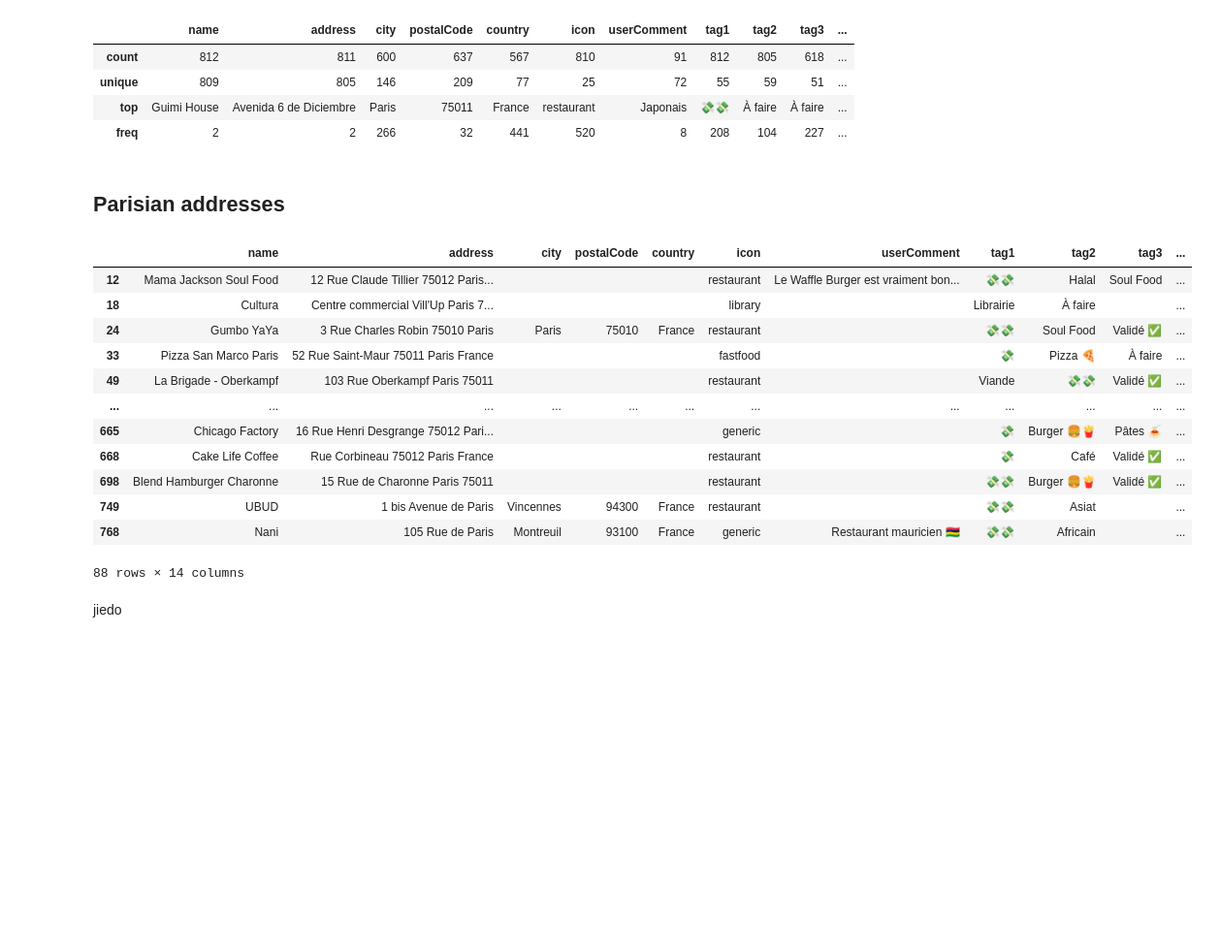
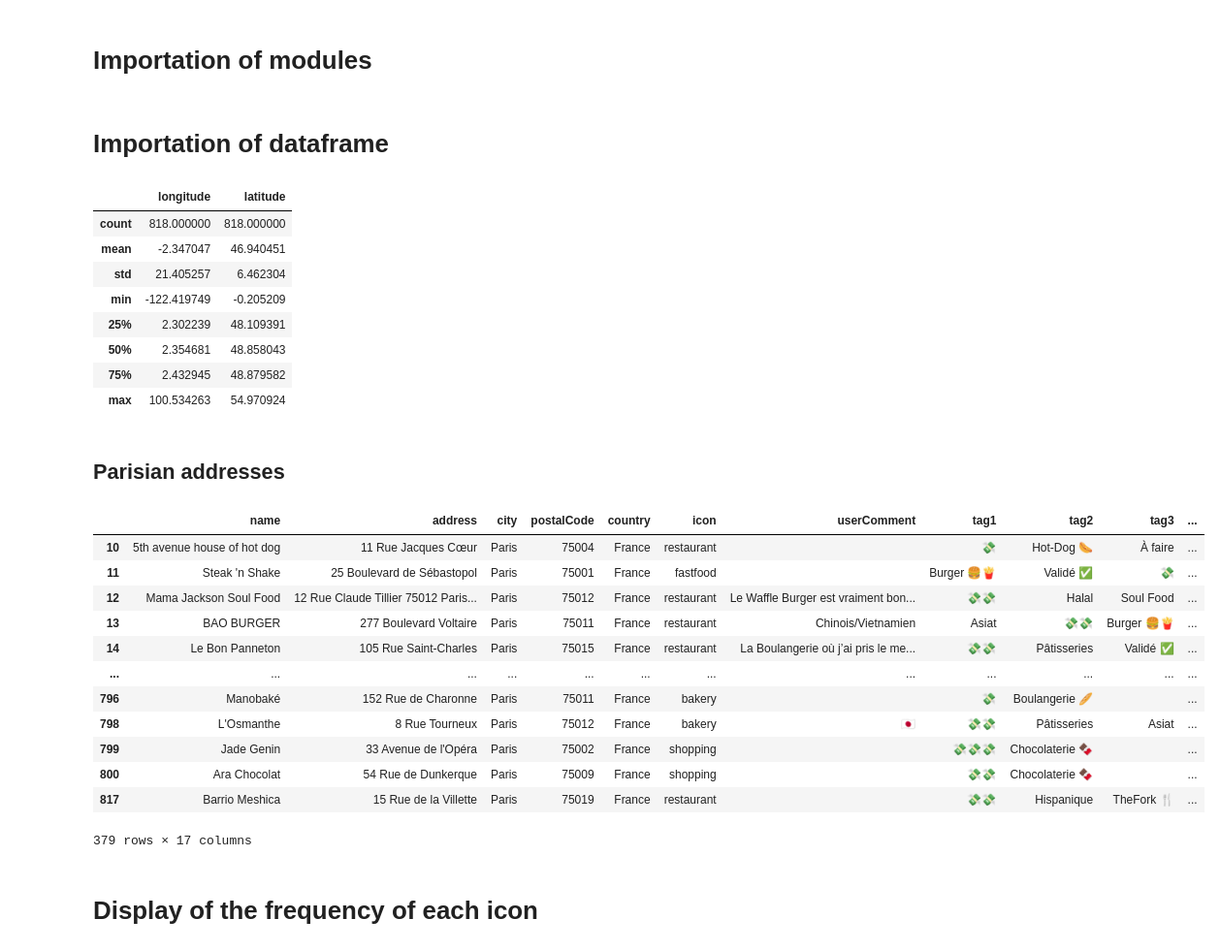
Before and after one commit to ephraim-amz/address-notebook-analysis, a Jupyter notebook: addresses-analysis-notebook.ipynb, the cells around one changed output. Shown at 97% size. Drawn from its saved outputs; the diff is of its cells as text; code cells hidden in the pictures; blank space fills up the shorter version.

Commit message:
addresses analysis notebook file updated

```diff
--- a/addresses-analysis-notebook.ipynb
+++ b/addresses-analysis-notebook.ipynb
@@ -1 +1,3 @@
+# %% [markdown]
+# Importation of modules
 # %%
@@ -3,33 +9,40 @@ import pandas as pd
+# %% [markdown]
+# Importation of dataframe
 # %%
-df = pd.read_csv("addresses-notebook.csv")
+df:pd.DataFrame = pd.read_csv("addresses-notebook.csv")
+df:pd.DataFrame = df.fillna("")
 # %%
 df.describe()
 # %% [output]
-|  | name | address | city | postalCode | country | icon | userComment | tag1 | tag2 | tag3 | ... |
-| count | 812 | 811 | 600 | 637 | 567 | 810 | 91 | 812 | 805 | 618 | ... |
-| unique | 809 | 805 | 146 | 209 | 77 | 25 | 72 | 55 | 59 | 51 | ... |
-| top | Guimi House | Avenida 6 de Diciembre | Paris | 75011 | France | restaurant | Japonais | 💸💸 | À faire | À faire | ... |
-| freq | 2 | 2 | 266 | 32 | 441 | 520 | 8 | 208 | 104 | 227 | ... |
+|  | longitude | latitude |
+| count | 818.000000 | 818.000000 |
+| mean | -2.347047 | 46.940451 |
+| std | 21.405257 | 6.462304 |
+| min | -122.419749 | -0.205209 |
+| 25% | 2.302239 | 48.109391 |
+| 50% | 2.354681 | 48.858043 |
+| 75% | 2.432945 | 48.879582 |
+| max | 100.534263 | 54.970924 |
 # %% [markdown]
 ## Parisian addresses
 # %%
-df[df['address'].str.contains("Paris")]
+df[df['city'] == "Paris"]
 # %% [output]
 |  | name | address | city | postalCode | country | icon | userComment | tag1 | tag2 | tag3 | ... |
-| 12 | Mama Jackson Soul Food | 12 Rue Claude Tillier 75012 Paris... |  |  |  | restaurant | Le Waffle Burger est vraiment bon... | 💸💸 | Halal | Soul Food | ... |
-| 18 | Cultura | Centre commercial Vill'Up Paris 7... |  |  |  | library |  | Librairie | À faire |  | ... |
-| 24 | Gumbo YaYa | 3 Rue Charles Robin 75010 Paris | Paris | 75010 | France | restaurant |  | 💸💸 | Soul Food | Validé ✅ | ... |
-| 33 | Pizza San Marco Paris | 52 Rue Saint-Maur 75011 Paris France |  |  |  | fastfood |  | 💸 | Pizza 🍕 | À faire | ... |
-| 49 | La Brigade - Oberkampf | 103 Rue Oberkampf Paris 75011 |  |  |  | restaurant |  | Viande | 💸💸 | Validé ✅ | ... |
+| 10 | 5th avenue house of hot dog | 11 Rue Jacques Cœur | Paris | 75004 | France | restaurant |  | 💸 | Hot-Dog 🌭 | À faire | ... |
+| 11 | Steak 'n Shake | 25 Boulevard de Sébastopol | Paris | 75001 | France | fastfood |  | Burger 🍔🍟 | Validé ✅ | 💸 | ... |
+| 12 | Mama Jackson Soul Food | 12 Rue Claude Tillier 75012 Paris... | Paris | 75012 | France | restaurant | Le Waffle Burger est vraiment bon... | 💸💸 | Halal | Soul Food | ... |
+| 13 | BAO BURGER | 277 Boulevard Voltaire | Paris | 75011 | France | restaurant | Chinois/Vietnamien | Asiat | 💸💸 | Burger 🍔🍟 | ... |
+| 14 | Le Bon Panneton | 105 Rue Saint-Charles | Paris | 75015 | France | restaurant | La Boulangerie où j’ai pris le me... | 💸💸 | Pâtisseries | Validé ✅ | ... |
 | ... | ... | ... | ... | ... | ... | ... | ... | ... | ... | ... | ... |
-| 665 | Chicago Factory | 16 Rue Henri Desgrange 75012 Pari... |  |  |  | generic |  | 💸 | Burger 🍔🍟 | Pâtes 🍝 | ... |
-| 668 | Cake Life Coffee | Rue Corbineau 75012 Paris France |  |  |  | restaurant |  | 💸 | Café | Validé ✅ | ... |
-| 698 | Blend Hamburger Charonne | 15 Rue de Charonne Paris 75011 |  |  |  | restaurant |  | 💸💸 | Burger 🍔🍟 | Validé ✅ | ... |
-| 749 | UBUD | 1 bis Avenue de Paris | Vincennes | 94300 | France | restaurant |  | 💸💸 | Asiat |  | ... |
-| 768 | Nani | 105 Rue de Paris | Montreuil | 93100 | France | generic | Restaurant mauricien 🇲🇺 | 💸💸 | Africain |  | ... |
+| 796 | Manobaké | 152 Rue de Charonne | Paris | 75011 | France | bakery |  | 💸 | Boulangerie 🥖 |  | ... |
+| 798 | L'Osmanthe | 8 Rue Tourneux | Paris | 75012 | France | bakery | 🇯🇵 | 💸💸 | Pâtisseries | Asiat | ... |
+| 799 | Jade Genin | 33 Avenue de l'Opéra | Paris | 75002 | France | shopping |  | 💸💸💸 | Chocolaterie 🍫 |  | ... |
+| 800 | Ara Chocolat | 54 Rue de Dunkerque | Paris | 75009 | France | shopping |  | 💸💸 | Chocolaterie 🍫 |  | ... |
+| 817 | Barrio Meshica | 15 Rue de la Villette | Paris | 75019 | France | restaurant |  | 💸💸 | Hispanique | TheFork 🍴 | ... |
-88 rows × 14 columns
+379 rows × 17 columns
-# %% [markdown]
-jiedo
+# %% [markdown]
+# Display of the frequency of each icon
 # %%
 df['icon'].value_counts()
 # %% [output]
```
Also changed, not shown: parts of 92 cells of this notebook.
